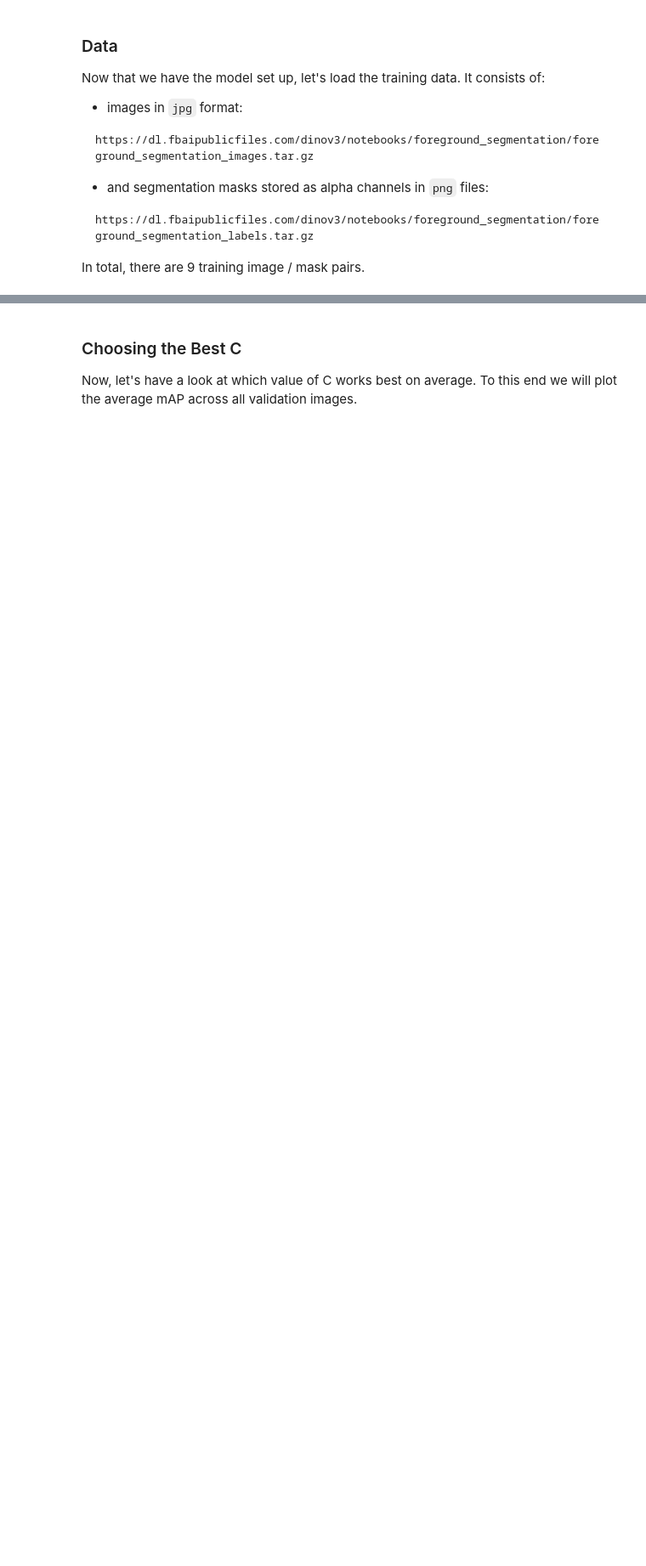
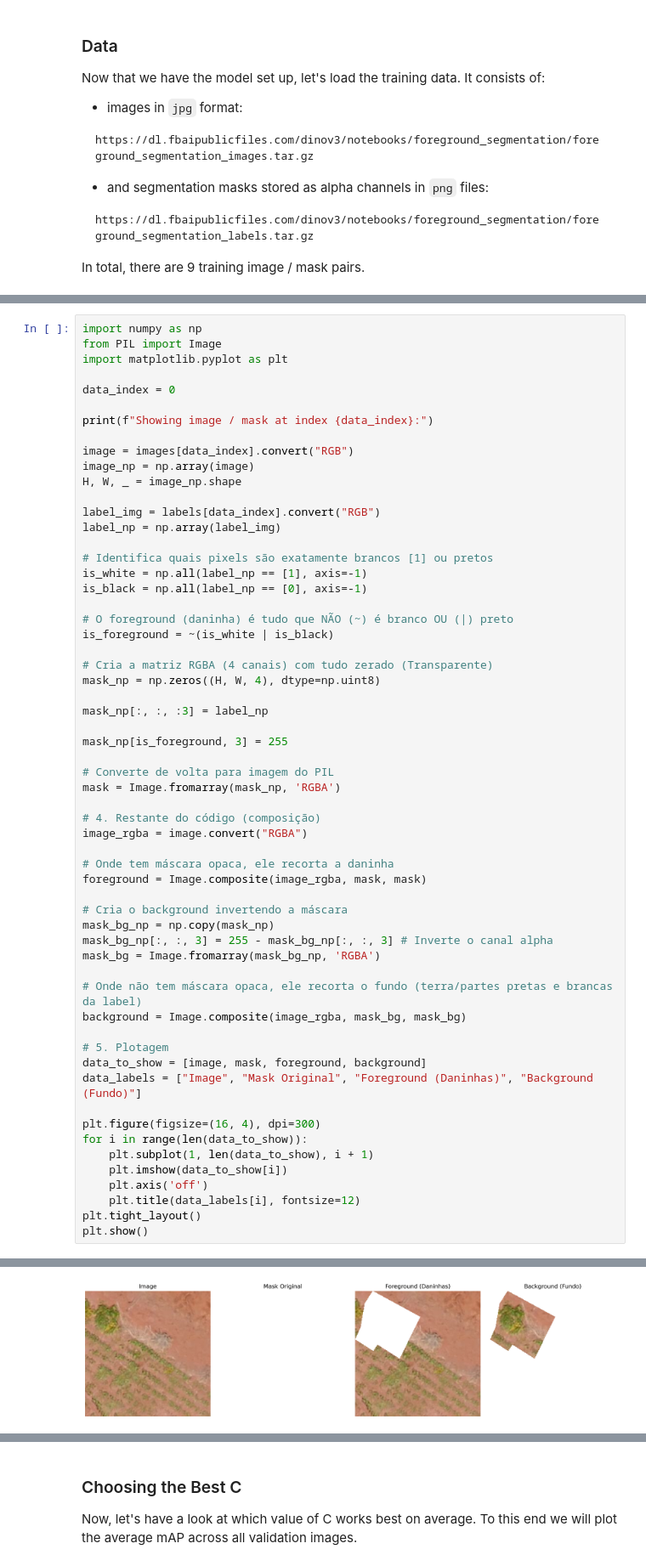
Before and after one commit to wkanashiro/doutorado, a Jupyter notebook: dino-soja/foreground_segmentation_soja.ipynb, the cells around one changed output, grey strips where cells are left out. Shown at 85% size. Saved outputs shown, nothing was run; the diff lists cells and outputs as text; blank space fills up the shorter version.

```diff
--- a/dino-soja/foreground_segmentation_soja.ipynb
+++ b/dino-soja/foreground_segmentation_soja.ipynb
@@ -334,0 +215,60 @@ Showing image / mask at index 25:
+# %%
+import numpy as np
+from PIL import Image
+import matplotlib.pyplot as plt
+
+data_index = 0
+
+print(f"Showing image / mask at index {data_index}:")
+
+image = images[data_index].convert("RGB")
+image_np = np.array(image)
+H, W, _ = image_np.shape
+
+label_img = labels[data_index].convert("RGB")
+label_np = np.array(label_img)
+
+# Identifica quais pixels são exatamente brancos [1] ou pretos
+is_white = np.all(label_np == [1], axis=-1)
+is_black = np.all(label_np == [0], axis=-1)
+
+# O foreground (daninha) é tudo que NÃO (~) é branco OU (|) preto
+is_foreground = ~(is_white | is_black)
+
+# Cria a matriz RGBA (4 canais) com tudo zerado (Transparente)
+mask_np = np.zeros((H, W, 4), dtype=np.uint8)
+
+mask_np[:, :, :3] = label_np
+
+mask_np[is_foreground, 3] = 255
+
+# Converte de volta para imagem do PIL
+mask = Image.fromarray(mask_np, 'RGBA')
+
+# 4. Restante do código (composição)
+image_rgba = image.convert("RGBA")
+
+# Onde tem máscara opaca, ele recorta a daninha
+foreground = Image.composite(image_rgba, mask, mask)
+
+# Cria o background invertendo a máscara
+mask_bg_np = np.copy(mask_np)
+mask_bg_np[:, :, 3] = 255 - mask_bg_np[:, :, 3] # Inverte o canal alpha
+mask_bg = Image.fromarray(mask_bg_np, 'RGBA')
+
+# Onde não tem máscara opaca, ele recorta o fundo (terra/partes pretas e brancas da label)
+background = Image.composite(image_rgba, mask_bg, mask_bg)
+
+# 5. Plotagem
+data_to_show = [image, mask, foreground, background]
+data_labels = ["Image", "Mask Original", "Foreground (Daninhas)", "Background (Fundo)"]
+
+plt.figure(figsize=(16, 4), dpi=300)
+for i in range(len(data_to_show)):
+    plt.subplot(1, len(data_to_show), i + 1)
+    plt.imshow(data_to_show[i])
+    plt.axis('off')
+    plt.title(data_labels[i], fontsize=12)
+plt.tight_layout()
+plt.show()
+# %% [output]
@@ -334,0 +276 @@ Showing image / mask at index 25:
+[figure, added]
```
Also changed, not shown: parts of 74 cells of this notebook.
